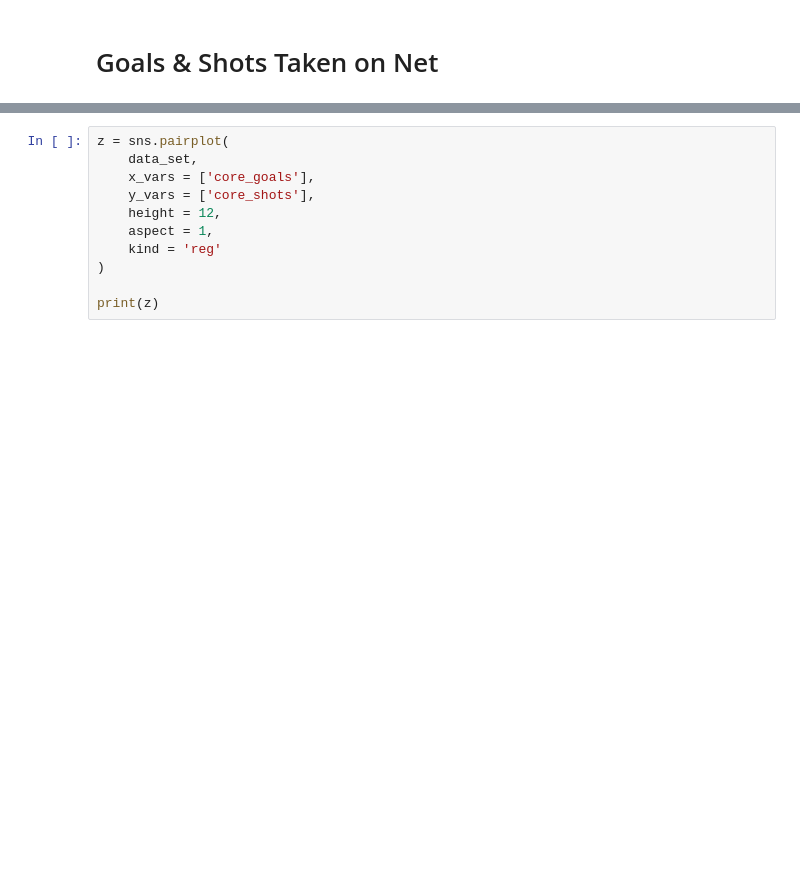
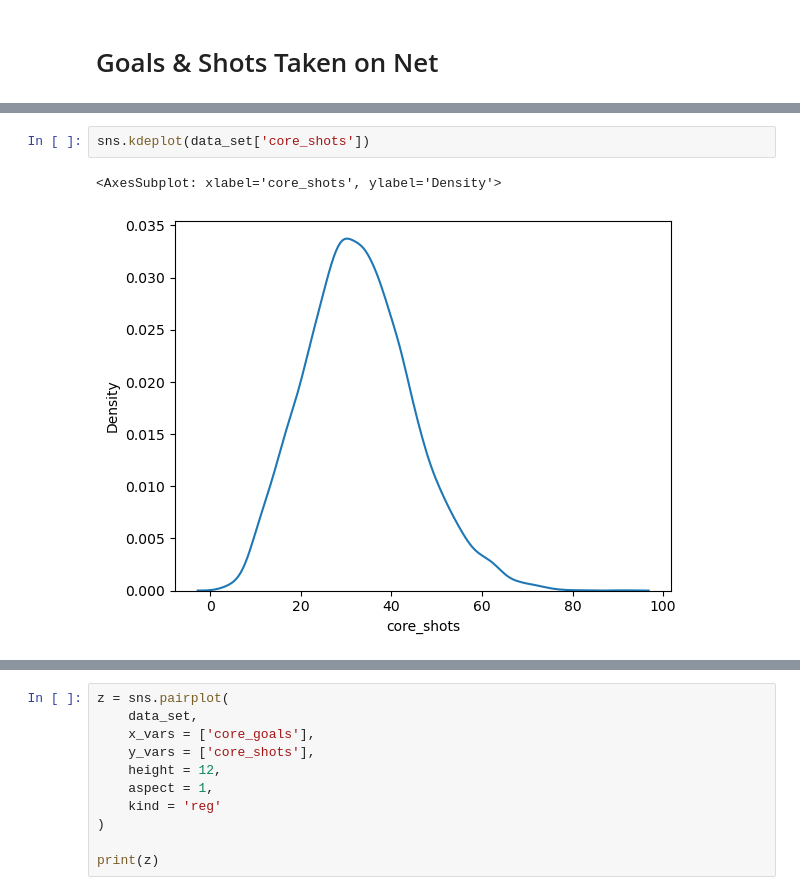
Before and after one commit to ahmadsm1/Rocket-League-Winning-Strategies, a Jupyter notebook: notebooks/analysis2.ipynb, the cells around one changed output, grey strips where cells are left out. Saved outputs shown, nothing was run; the diff lists cells and outputs as text; blank space fills up the shorter version.

```diff
--- a/notebooks/analysis2.ipynb
+++ b/notebooks/analysis2.ipynb
@@ -66,0 +75,5 @@ array([[<AxesSubplot:title={'center':'demo_inflicted'}>,
+# %%
+sns.kdeplot(data_set['core_shots'])
+# %% [output]
+<AxesSubplot: xlabel='core_shots', ylabel='Density'>
+[figure, added]
```
Also changed, not shown: parts of 19 cells of this notebook, 1 other file.
